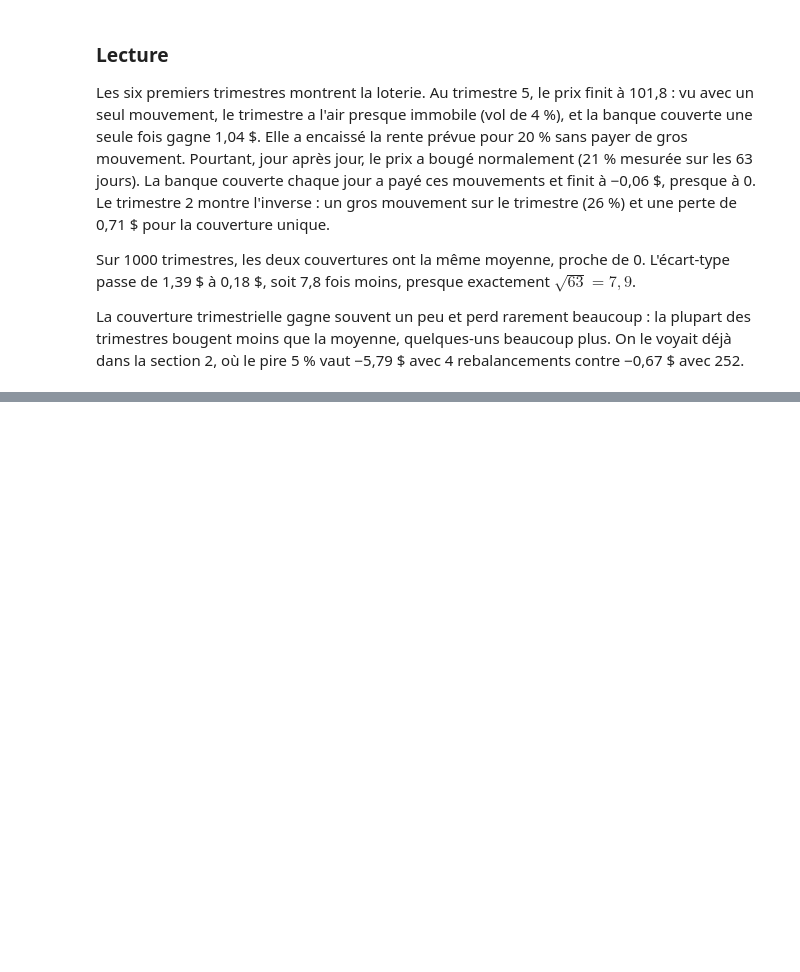
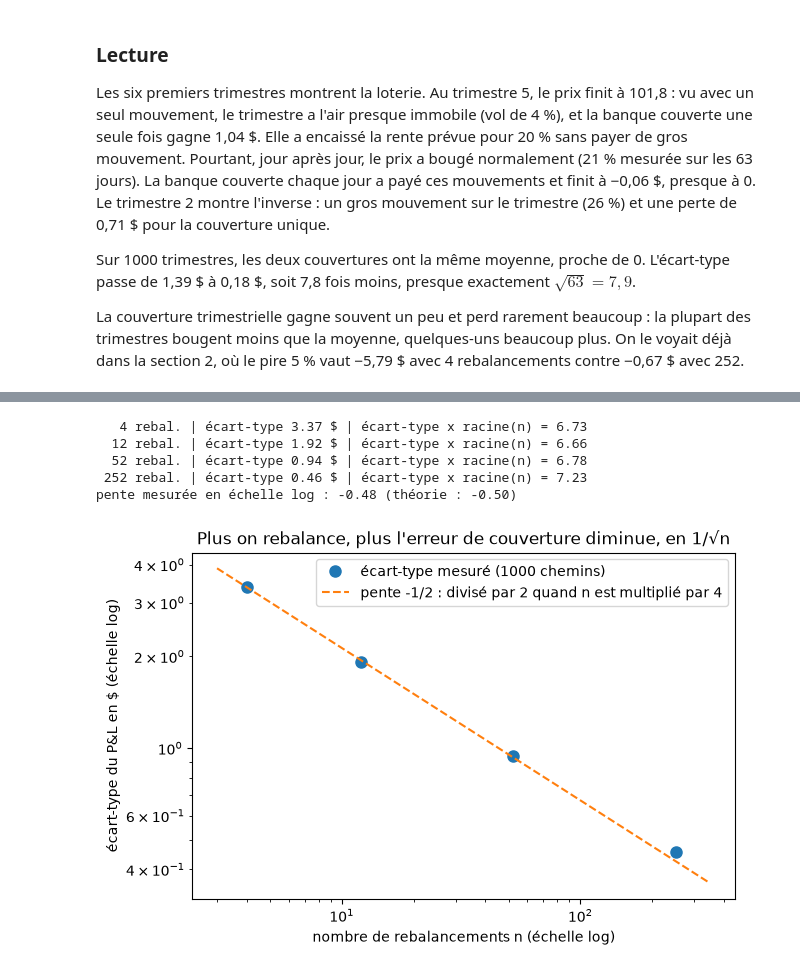
Before and after one commit to Maxence-Latreuille/spread-option-pricing, a Jupyter notebook: notebooks/01_hedging_simulation.ipynb, the cells around one changed output, grey strips where cells are left out. Cells and saved outputs as stored; diff of their text form; code cells hidden in the pictures; blank space fills up the shorter version.

Commit message:
docs: enrich hedge notebooks
Add notebook 01 figures and gamma analysis, plus notebook 03 squared-movement rule and links.

```diff
--- a/notebooks/01_hedging_simulation.ipynb
+++ b/notebooks/01_hedging_simulation.ipynb
@@ -162,0 +176,29 @@ La couverture trimestrielle gagne souvent un peu et perd rarement beaucoup : la
+# %%
+n_list = np.array(list(results.keys())) # [4, 12, 52, 252]
+stds = np.array([results[n].std() for n in n_list]) # one standard deviation per frequency
+
+for n, s in zip(n_list, stds):
+    print(f"{n:>4} rebal. | écart-type {s:.2f} $ | écart-type x racine(n) = {s * np.sqrt(n):.2f}")
+
+# best straight line through the points (ln n, ln std): polyfit returns (slope, intercept)
+slope, intercept = np.polyfit(np.log(n_list), np.log(stds), 1)
+print(f"pente mesurée en échelle log : {slope:.2f} (théorie : -0.50)")
+# %% [output]
+   4 rebal. | écart-type 3.37 $ | écart-type x racine(n) = 6.73
+  12 rebal. | écart-type 1.92 $ | écart-type x racine(n) = 6.66
+  52 rebal. | écart-type 0.94 $ | écart-type x racine(n) = 6.78
+ 252 rebal. | écart-type 0.46 $ | écart-type x racine(n) = 7.23
+pente mesurée en échelle log : -0.48 (théorie : -0.50)
+# %%
+fig, ax = plt.subplots(figsize=(7, 4.5))
+ax.loglog(n_list, stds, "o", markersize=8, label="écart-type mesuré (1000 chemins)") # both axes in log scale
+n_line = np.array([3, 350])
+ax.loglog(n_line, stds[0] * (n_line / n_list[0]) ** -0.5, "--", # reference line through the first point
+          label="pente -1/2 : divisé par 2 quand n est multiplié par 4")
+ax.set_xlabel("nombre de rebalancements n (échelle log)")
+ax.set_ylabel("écart-type du P&L en $ (échelle log)")
+ax.set_title("Plus on rebalance, plus l'erreur de couverture diminue, en 1/√n")
+ax.legend()
+plt.show()
+# %% [output]
+[figure, added]
```
Also changed, not shown: parts of 15 cells of this notebook, 1 other file.
